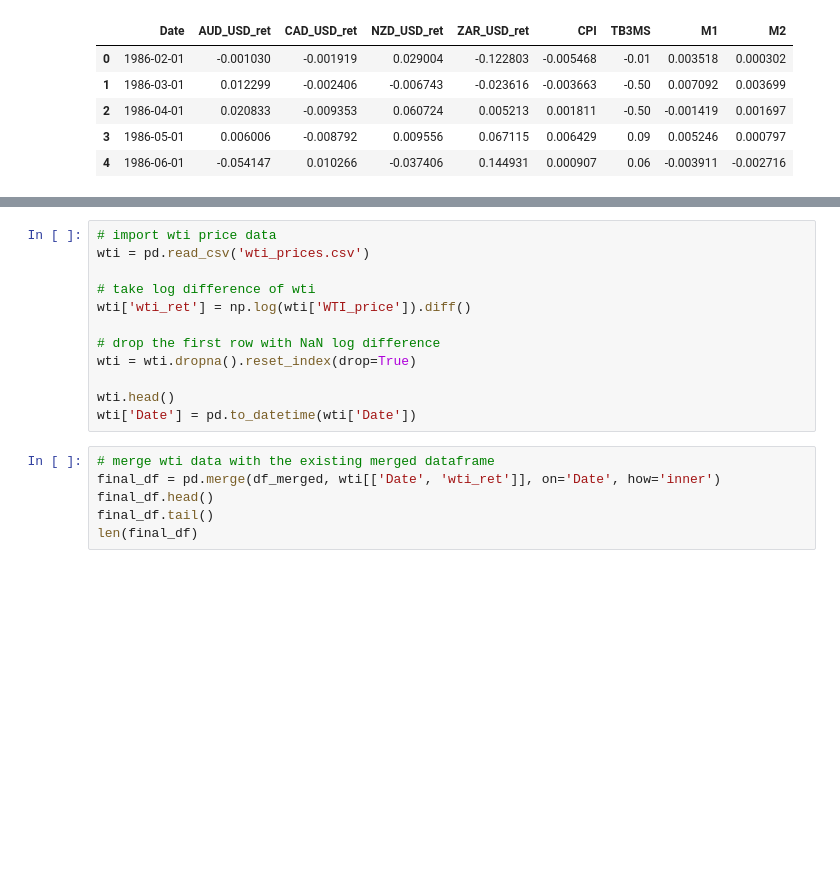
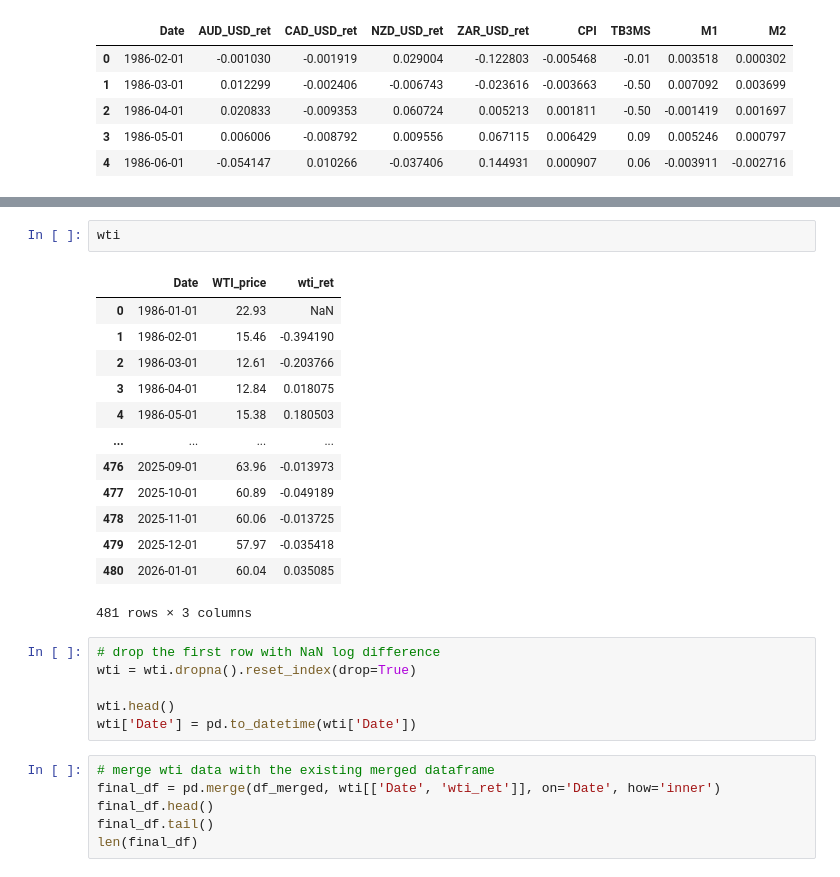
Before and after one commit to Meowth239/dse4101-project, a Jupyter notebook: data/covariate_explore.ipynb, the cells around one changed output, grey strips where cells are left out. Drawn from its saved outputs; the diff is of its cells as text; blank space fills up the shorter version.

```diff
--- a/data/covariate_explore.ipynb
+++ b/data/covariate_explore.ipynb
@@ -200,10 +224,20 @@ df_merged.head()
+# %%
+wti
+# %% [output]
+|  | Date | WTI_price | wti_ret |
+| 0 | 1986-01-01 | 22.93 | NaN |
+| 1 | 1986-02-01 | 15.46 | -0.394190 |
+| 2 | 1986-03-01 | 12.61 | -0.203766 |
+| 3 | 1986-04-01 | 12.84 | 0.018075 |
+| 4 | 1986-05-01 | 15.38 | 0.180503 |
+| ... | ... | ... | ... |
+| 476 | 2025-09-01 | 63.96 | -0.013973 |
+| 477 | 2025-10-01 | 60.89 | -0.049189 |
+| 478 | 2025-11-01 | 60.06 | -0.013725 |
+| 479 | 2025-12-01 | 57.97 | -0.035418 |
+| 480 | 2026-01-01 | 60.04 | 0.035085 |
+481 rows × 3 columns
 # %%
-# import wti price data
-wti = pd.read_csv('wti_prices.csv')
-
-# take log difference of wti
-wti['wti_ret'] = np.log(wti['WTI_price']).diff()
-
 # drop the first row with NaN log difference
 wti = wti.dropna().reset_index(drop=True)
 
```
Also changed, not shown: parts of 2 cells of this notebook.
